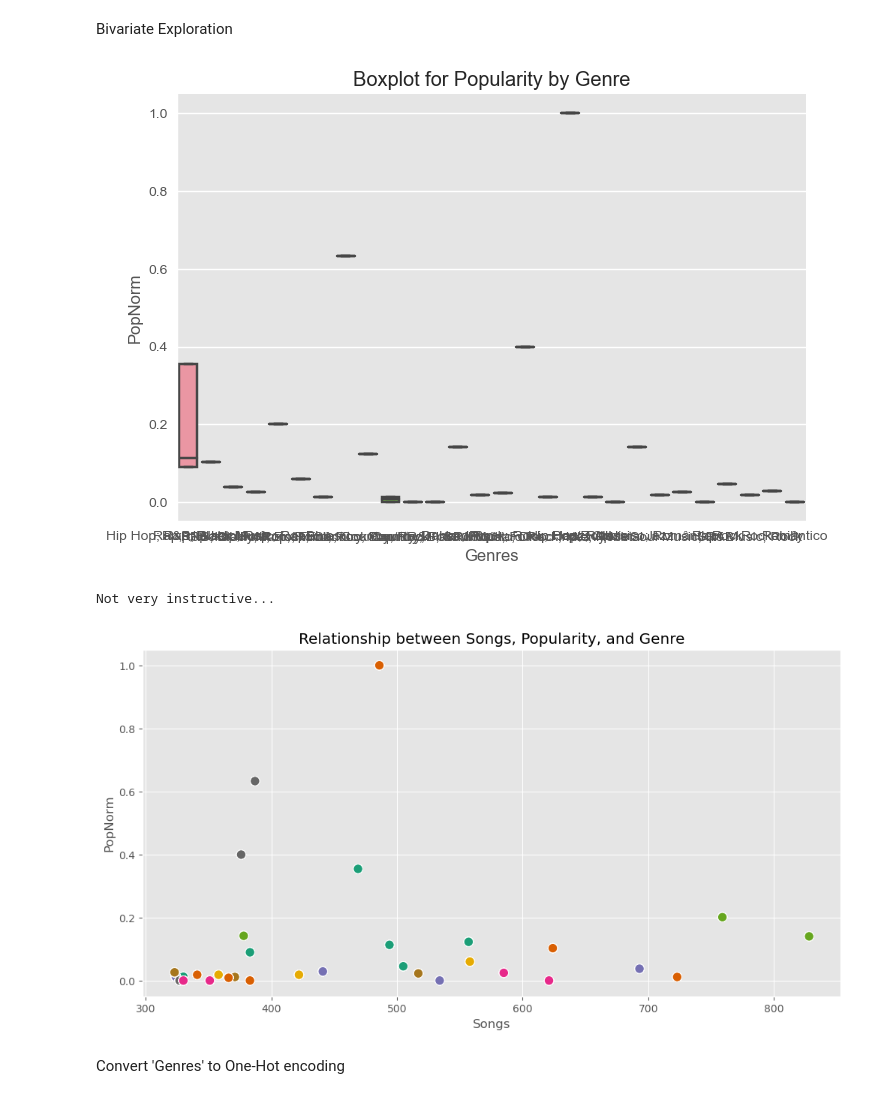
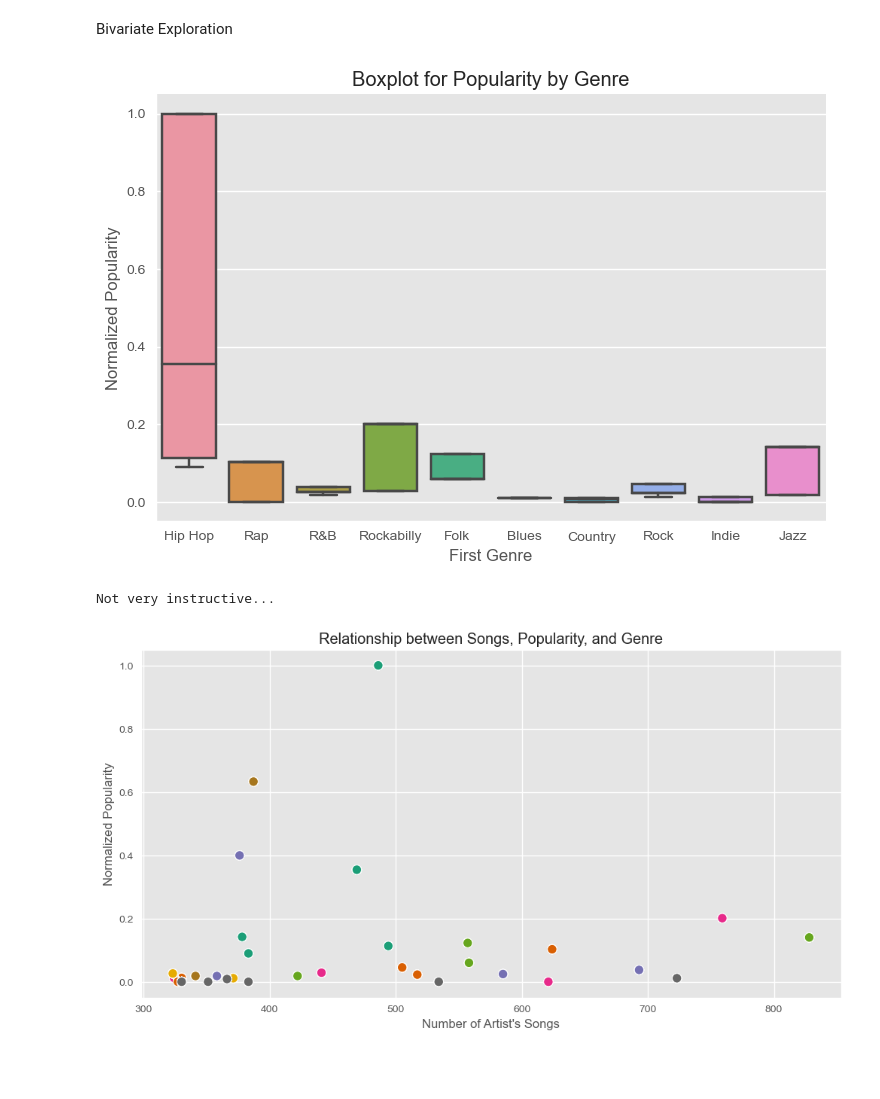
Before and after one commit to kennyta0204/Capstone-Project, a Jupyter notebook: Exploration.ipynb, the cells around one changed output. Cells and saved outputs as stored; diff of their text form; code cells hidden in the pictures; blank space fills up the shorter version.

Commit message:
Updated Exploration and added Genre Clusters

```diff
--- a/Exploration.ipynb
+++ b/Exploration.ipynb
@@ -15,10 +15,12 @@ plt.style.use('ggplot')
 rcParams['figure.figsize'] = (12,6)
 # %% [markdown]
 #### Prepare
+# %%
+data_dir = 'data/'
 # %%
 # load data
-lyrics = pd.read_csv('clean_lyrics_df.csv', index_col='Unnamed: 0')
-artist = pd.read_csv('artists-data.csv')
+lyrics = pd.read_csv(data_dir + 'clean_lyrics_df.csv', index_col='Unnamed: 0')
+artist = pd.read_csv(data_dir + 'artists-data.csv')
 
 lyrics['ALink'] = lyrics['ALink'].apply(lambda x: f'/{x.replace(" ","-")}/')
 
@@ -149,19 +167,24 @@ max          1.000000
 Name: PopNorm, dtype: float64
 # %% [markdown]
 Bivariate Exploration
+# %%
+df['Genre_1'] = df['Genres'].apply(lambda x: x.split(';')[0])
+top_5_genres = df.groupby('Genre_1')['Title'].count().sort_values(ascending=False).reset_index()['Genre_1'][:10]
 # %%
-sns.catplot(x='Genres', y='PopNorm', data=df, kind='box', aspect=1.5)
+sns.catplot(x='Genre_1', y='PopNorm', data=df[df['Genre_1'].isin(top_5_genres)], kind='box', aspect=1.5)
 plt.title("Boxplot for Popularity by Genre")
+plt.xlabel('First Genre')
+plt.ylabel('Normalized Popularity')
 plt.show()
 print('Not very instructive...')
 # %% [output]
-[figure, old version]
+[figure, new version]
 Not very instructive...
 # %%
-sns.scatterplot(x="Songs", y="PopNorm", hue="Genres", data=df, palette="Dark2", s=80, legend=False)
+sns.scatterplot(x="Songs", y="PopNorm", hue="Genre_1", data=df, palette="Dark2", s=80, legend=False)
 plt.title("Relationship between Songs, Popularity, and Genre")
+plt.xlabel('Number of Artist\'s Songs')
+plt.ylabel('Normalized Popularity')
 plt.show()
 # %% [output]
-[figure, old version]
+[figure, new version]
-# %% [markdown]
-Convert 'Genres' to One-Hot encoding
```
Also changed, not shown: parts of 7 cells of this notebook, 1 other file.
